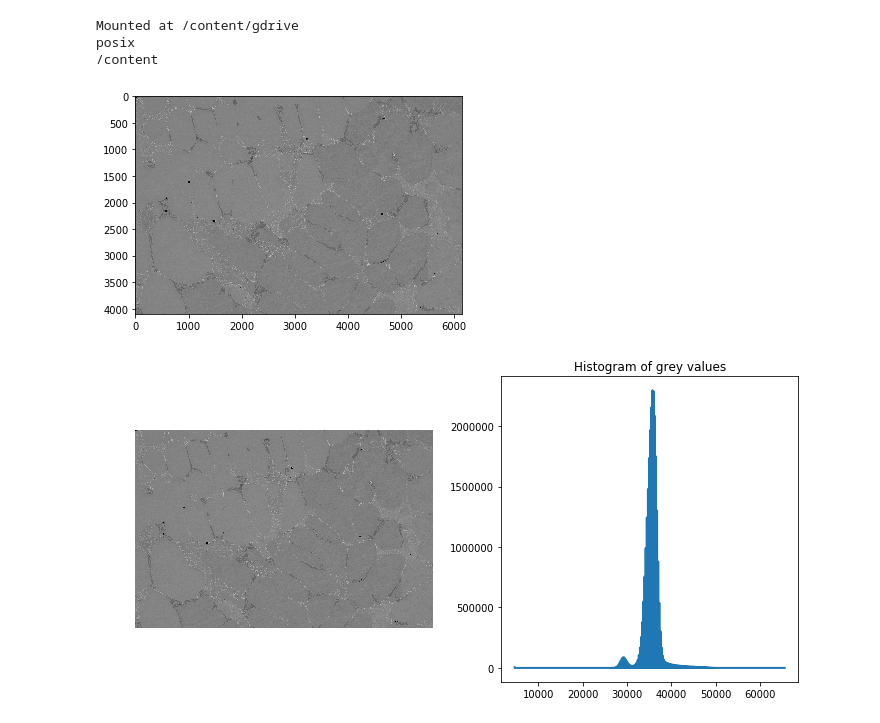
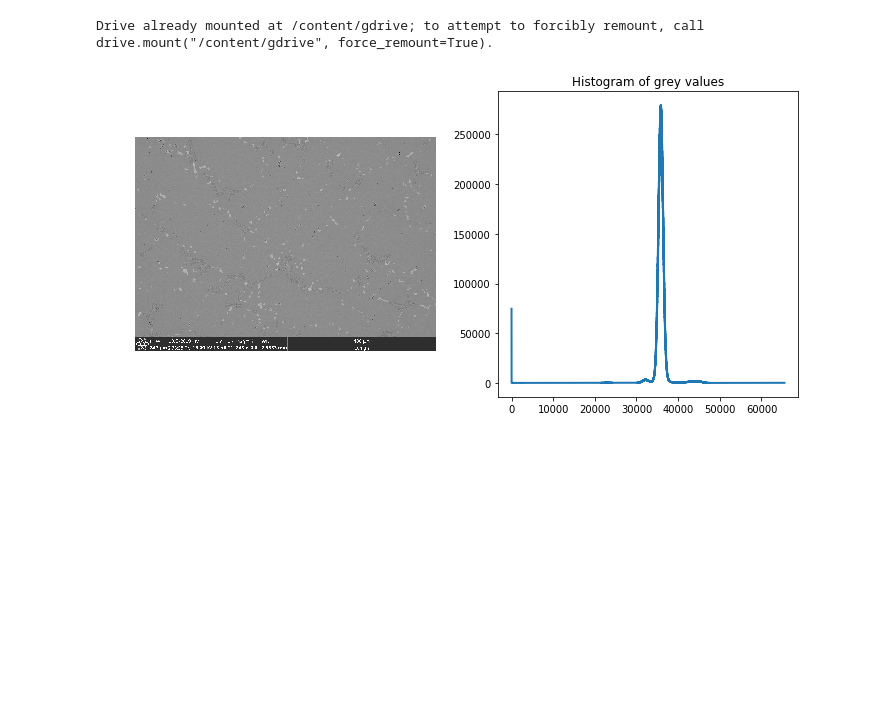
Before and after one commit to smo216/Machine-Learning-Project, a Jupyter notebook: Machine_Learning_Final_Project_Image_Analysis.ipynb, the cells around one changed output. Cells and saved outputs as stored; diff of their text form; code cells hidden in the pictures; blank space fills up the shorter version.

Commit message:
Multiple Image Upload

```diff
--- a/Machine_Learning_Final_Project_Image_Analysis.ipynb
+++ b/Machine_Learning_Final_Project_Image_Analysis.ipynb
@@ -1,6 +1,7 @@
 # %% [markdown]
 <a href="https://colab.research.google.com/github/smo216/Machine-Learning-Project/blob/master/Machine_Learning_Final_Project_Image_Analysis.ipynb" target="_parent"><img src="https://colab.research.google.com/assets/colab-badge.svg" alt="Open In Colab"/></a>
 # %%
+#load multiple data
 """Utilize histogram matching to normalize images? https://scikit-image.org/docs/stable/auto_examples/transform/plot_histogram_matching.html#sphx-glr-auto-examples-transform-plot-histogram-matching-py"""
 ## For Image portion
 
@@ -13,38 +14,44 @@ import os
 from skimage import io
 import matplotlib.pyplot as plt
 import numpy as np
-
+import glob
+import cv2
+from skimage.io import imread_collection
 from skimage.util import img_as_ubyte
 from skimage import data
 from skimage.exposure import histogram
 
-print(os.name)
-print(os.getcwd())
+path="//content//gdrive//My Drive//PhD SEM Images//UAB//HP-14"
+os.chdir(path)
+#print(os.getcwd())
+col=imread_collection('*.tif') #grab all files with .tif format
 
-os.chdir("//content//gdrive//My Drive//PhD Image Processing//Processed Images//UAB//HP-16")
-
-
-filename='HP-16_0.tif'
-im=io.imread(filename)
-cropim=im[0:4095,0:6143] #for croping out scalebar
-
-plt.imshow(cropim, cmap=plt.cm.gray)
-
-#noisy_image = img_as_ubyte(data.camera())
-hist, hist_centers = histogram(cropim)
-
-fig, ax = plt.subplots(ncols=2, figsize=(10, 5))
-
-ax[0].imshow(cropim, cmap=plt.cm.gray)
-ax[0].axis('off')
-
-ax[1].plot(hist_centers, hist, lw=2)
-ax[1].set_title('Histogram of grey values')
-
-plt.tight_layout()
+L=len(col)
+#print(L)
+cropcol=[]
+#for L1 in range(L):
+#  cropcol.append(col[L1])
+scaleim=array(col[:])
+#imscale=array(cropcol[:]) #convert to np array
+cropim=scaleim[:,0:4095,:] #crop array to remove scalebar
 # %% [output]
-Mounted at /content/gdrive
-posix
-/content
+Drive already mounted at /content/gdrive; to attempt to forcibly remount, call drive.mount("/content/gdrive", force_remount=True).
-[figure, removed]
-[figure, removed]
+# %%
+"""Aggregated Histogram of Dataset- BSE image contrast is related to atomic # of phases"""
+#plot Histogram
+
+histim=cropim
+
+hist, hist_centers = histogram(histim) #aggregated histogram
+
+fig, ax = plt.subplots(ncols=2, figsize=(10, 5))
+
+ax[0].imshow(scaleim[1], cmap=plt.cm.gray) #example image
+ax[0].axis('off')
+
+ax[1].plot(hist_centers, hist, lw=2)
+ax[1].set_title('Histogram of grey values')
+
+plt.tight_layout()
+# %% [output]
+[figure, added]
```
Also changed, not shown: parts of 6 cells of this notebook.
